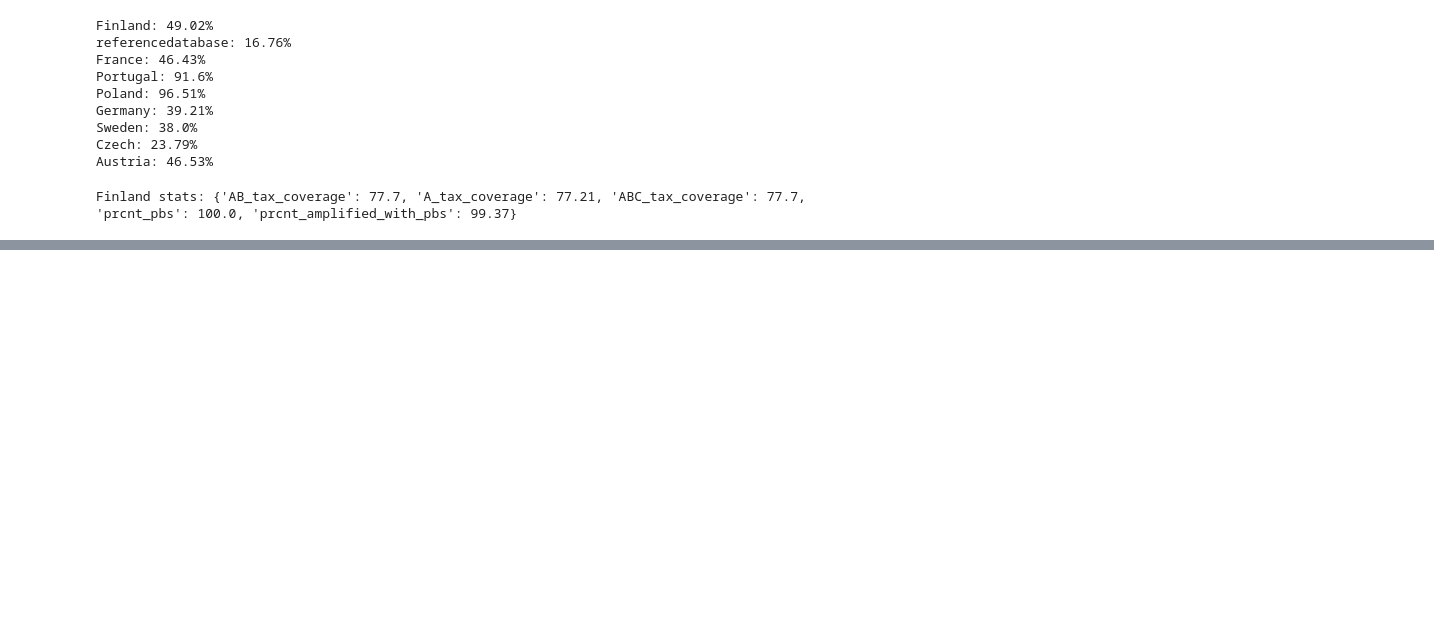
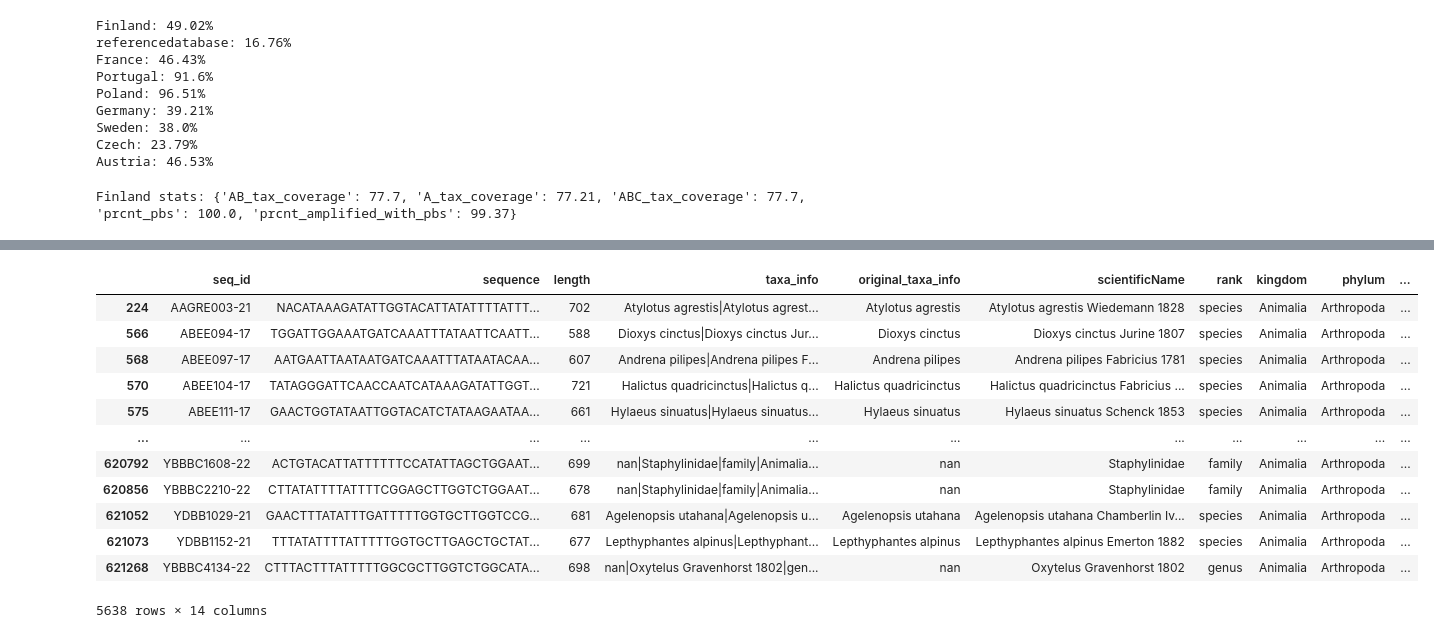
Before and after one commit to CIBIO-BU/mozaiko, a Jupyter notebook: draft.ipynb, the cells around one changed output, grey strips where cells are left out. Drawn from its saved outputs; the diff is of its cells as text; code cells hidden in the pictures; blank space fills up the shorter version.

```diff
--- a/draft.ipynb
+++ b/draft.ipynb
@@ -4995,0 +4992,5 @@ Finland stats: {'AB_tax_coverage': 77.7, 'A_tax_coverage': 77.21, 'ABC_tax_cover
+# %%
+bf2 = custom_fasta_import.data
+# %%
+bf2_seqid = list(bf2['seq_id'].unique())
+bf2_seqid
@@ -4995,0 +5015,5 @@ Finland stats: {'AB_tax_coverage': 77.7, 'A_tax_coverage': 77.21, 'ABC_tax_cover
+# %%
+ref_db = custom_fasta_import.data
+# %%
+ref_db = ref_db[ref_db['seq_id'].isin(bf2_seqid)]
+ref_db
@@ -4995,0 +5034,18 @@ Finland stats: {'AB_tax_coverage': 77.7, 'A_tax_coverage': 77.21, 'ABC_tax_cover
+# %%
+# split 'taxa_info' by '|' and create columns for 'original_taxa_info', 'scientificName', 'rank', 'kingdom', 'phylum', 'class', 'order', 'family', 'genus', 'species'
+ref_db[['original_taxa_info', 'scientificName', 'rank', 'kingdom', 'phylum', 'class', 'order', 'family', 'genus', 'species']] = ref_db['taxa_info'].str.split('|', expand=True)
+ref_db
+# %% [output]
+|  | seq_id | sequence | length | taxa_info | original_taxa_info | scientificName | rank | kingdom | phylum | ... |
+| 224 | AAGRE003-21 | NACATAAAGATATTGGTACATTATATTTTATTT... | 702 | Atylotus agrestis|Atylotus agrest... | Atylotus agrestis | Atylotus agrestis Wiedemann 1828 | species | Animalia | Arthropoda | ... |
+| 566 | ABEE094-17 | TGGATTGGAAATGATCAAATTTATAATTCAATT... | 588 | Dioxys cinctus|Dioxys cinctus Jur... | Dioxys cinctus | Dioxys cinctus Jurine 1807 | species | Animalia | Arthropoda | ... |
+| 568 | ABEE097-17 | AATGAATTAATAATGATCAAATTTATAATACAA... | 607 | Andrena pilipes|Andrena pilipes F... | Andrena pilipes | Andrena pilipes Fabricius 1781 | species | Animalia | Arthropoda | ... |
+| 570 | ABEE104-17 | TATAGGGATTCAACCAATCATAAAGATATTGGT... | 721 | Halictus quadricinctus|Halictus q... | Halictus quadricinctus | Halictus quadricinctus Fabricius ... | species | Animalia | Arthropoda | ... |
+| 575 | ABEE111-17 | GAACTGGTATAATTGGTACATCTATAAGAATAA... | 661 | Hylaeus sinuatus|Hylaeus sinuatus... | Hylaeus sinuatus | Hylaeus sinuatus Schenck 1853 | species | Animalia | Arthropoda | ... |
+| ... | ... | ... | ... | ... | ... | ... | ... | ... | ... | ... |
+| 620792 | YBBBC1608-22 | ACTGTACATTATTTTTTCCATATTAGCTGGAAT... | 699 | nan|Staphylinidae|family|Animalia... | nan | Staphylinidae | family | Animalia | Arthropoda | ... |
+| 620856 | YBBBC2210-22 | CTTATATTTTATTTTCGGAGCTTGGTCTGGAAT... | 678 | nan|Staphylinidae|family|Animalia... | nan | Staphylinidae | family | Animalia | Arthropoda | ... |
+| 621052 | YDBB1029-21 | GAACTTTATATTTGATTTTTGGTGCTTGGTCCG... | 681 | Agelenopsis utahana|Agelenopsis u... | Agelenopsis utahana | Agelenopsis utahana Chamberlin Iv... | species | Animalia | Arthropoda | ... |
+| 621073 | YDBB1152-21 | TTTATATTTTATTTTTGGTGCTTGAGCTGCTAT... | 677 | Lepthyphantes alpinus|Lepthyphant... | Lepthyphantes alpinus | Lepthyphantes alpinus Emerton 1882 | species | Animalia | Arthropoda | ... |
+| 621268 | YBBBC4134-22 | CTTTACTTTATTTTTGGCGCTTGGTCTGGCATA... | 698 | nan|Oxytelus Gravenhorst 1802|gen... | nan | Oxytelus Gravenhorst 1802 | genus | Animalia | Arthropoda | ... |
+5638 rows × 14 columns
```
Also changed, not shown: parts of 9 cells of this notebook, 6 other files.
